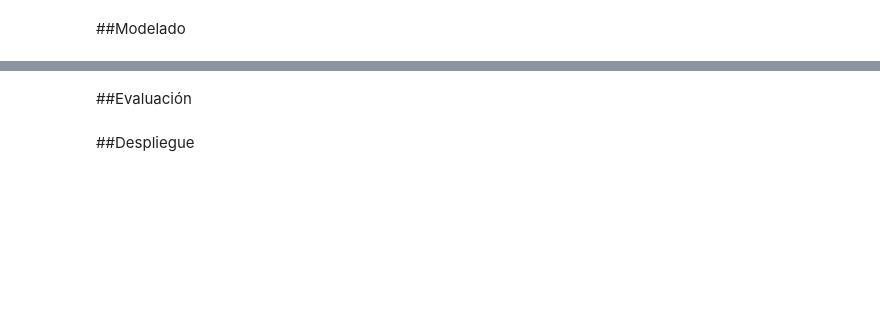
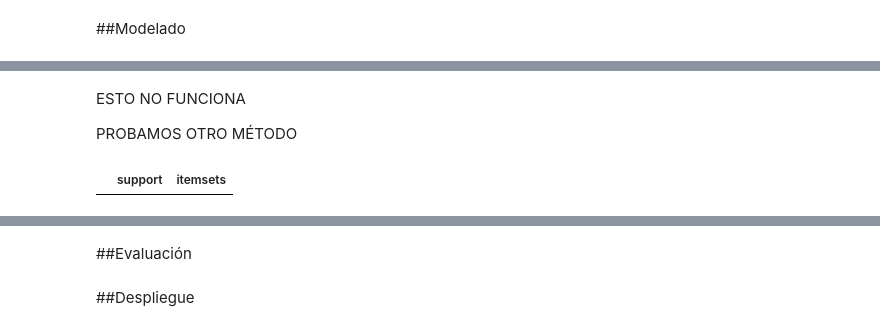
Before and after one commit to patriciamediavilla/L2, a Jupyter notebook: L2P1.ipynb, the cells around one changed output, grey strips where cells are left out. Cells and saved outputs as stored; diff of their text form; code cells hidden in the pictures; blank space fills up the shorter version.

```diff
--- a/L2P1.ipynb
+++ b/L2P1.ipynb
@@ -158,0 +184,10 @@ La cantidad de NaN que existen en la variable Product_Category_3 es:162562
+# %% [markdown]
+ESTO NO FUNCIONA
+
+PROBAMOS OTRO MÉTODO
+# %%
+frequent_itemsets_fr = apriori(df, min_support = 0.06,
+  use_colnames = True)
+frequent_itemsets_fr.sort_values('support', ascending = False).head()
+# %% [output]
+|  | support | itemsets |
```
Also changed, not shown: parts of 8 cells of this notebook.
